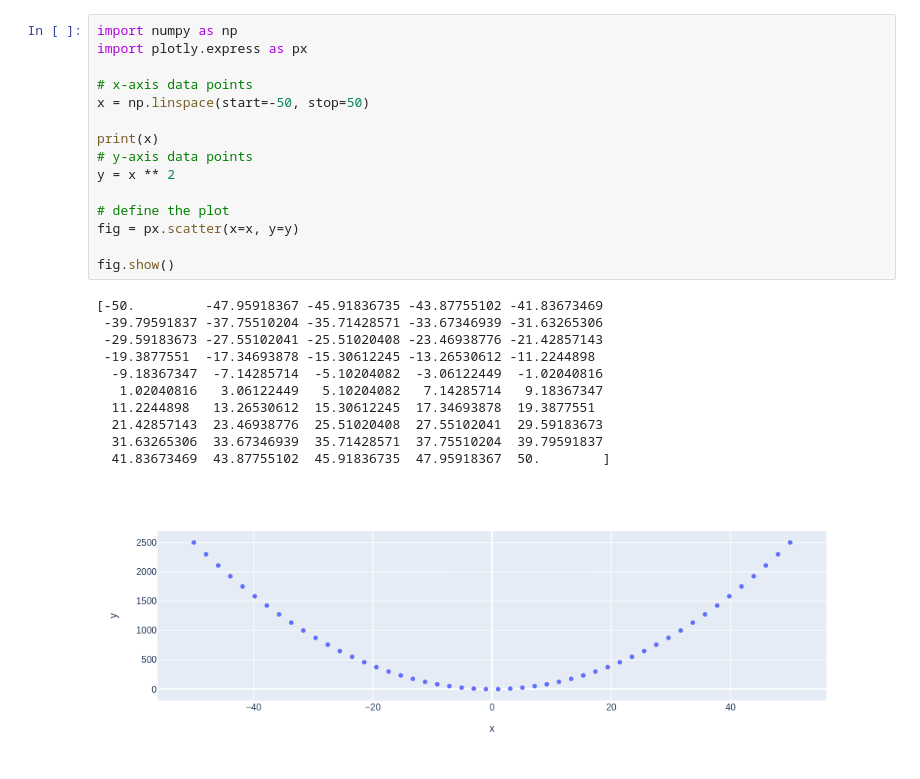
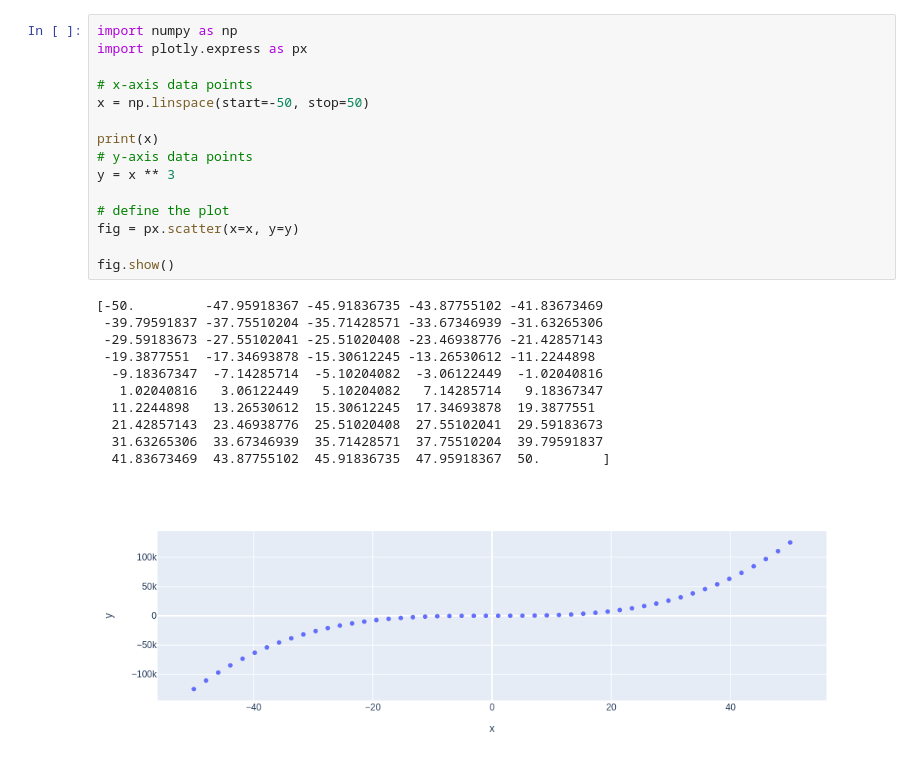
Before and after one commit to ValentinoUberti/my-notebooks-repo, a Jupyter notebook: experiment1.ipynb, the cells around one changed output. Cells and saved outputs as stored; diff of their text form.

```diff
--- a/experiment1.ipynb
+++ b/experiment1.ipynb
@@ -1,27 +1,27 @@
 # %%
 import numpy as np
 import plotly.express as px
 
 # x-axis data points
 x = np.linspace(start=-50, stop=50)
 
 print(x)
 # y-axis data points
-y = x ** 2
+y = x ** 3
 
 # define the plot
 fig = px.scatter(x=x, y=y)
 
 fig.show()
 # %% [output]
 [-50.         -47.95918367 -45.91836735 -43.87755102 -41.83673469
  -39.79591837 -37.75510204 -35.71428571 -33.67346939 -31.63265306
  -29.59183673 -27.55102041 -25.51020408 -23.46938776 -21.42857143
  -19.3877551  -17.34693878 -15.30612245 -13.26530612 -11.2244898
   -9.18367347  -7.14285714  -5.10204082  -3.06122449  -1.02040816
    1.02040816   3.06122449   5.10204082   7.14285714   9.18367347
   11.2244898   13.26530612  15.30612245  17.34693878  19.3877551
   21.42857143  23.46938776  25.51020408  27.55102041  29.59183673
   31.63265306  33.67346939  35.71428571  37.75510204  39.79591837
   41.83673469  43.87755102  45.91836735  47.95918367  50.        ]
-[figure, old version]
+[figure, new version]
```
